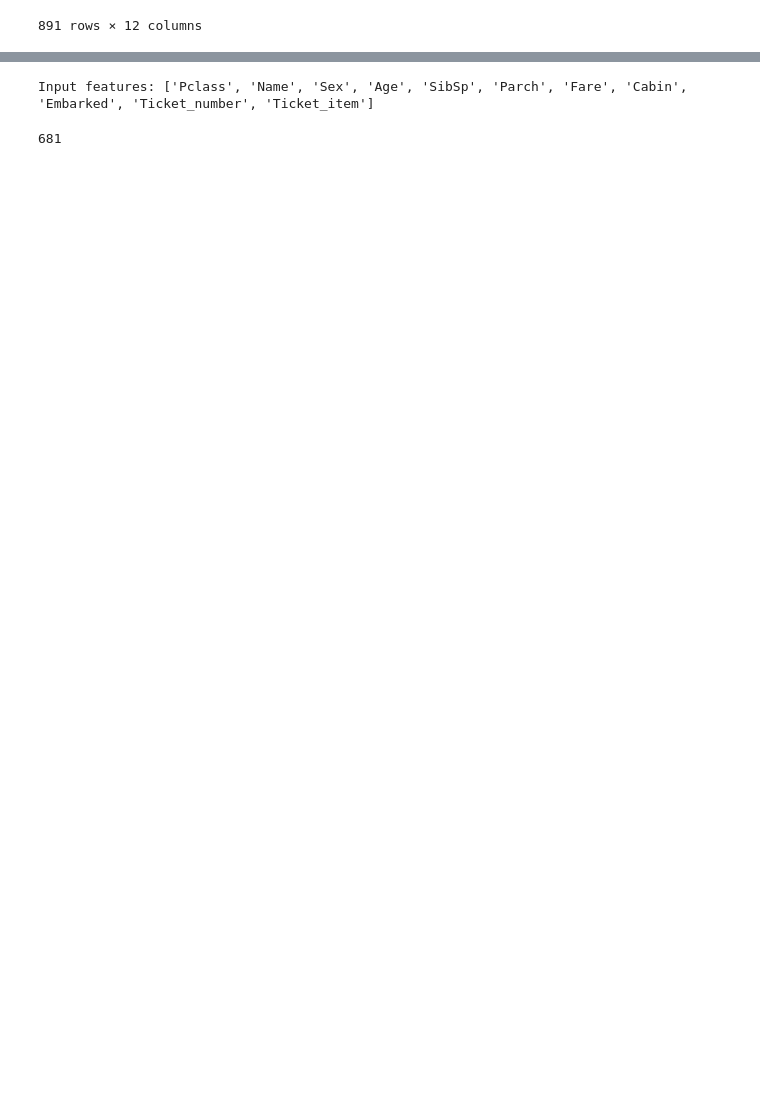
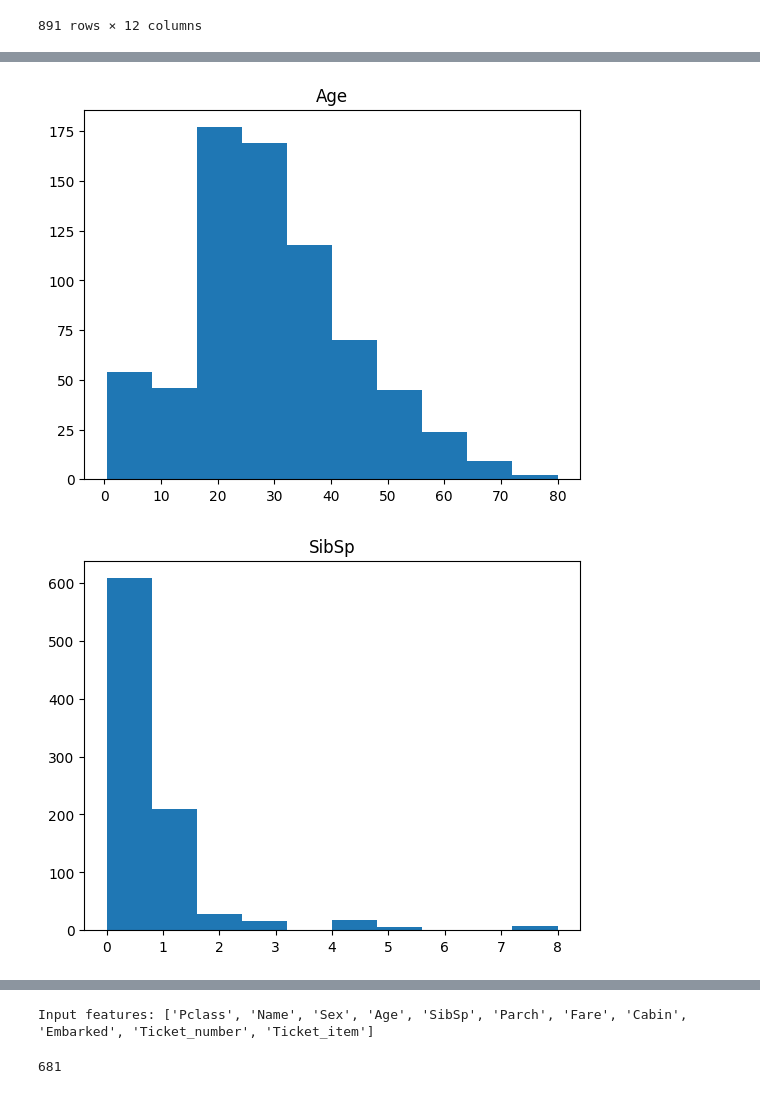
Before and after one commit to hakankorpe/2024, a Jupyter notebook: titanic/kaggle-l-titanic-l-kaggle-version.ipynb, the cells around one changed output, grey strips where cells are left out. Drawn from its saved outputs; the diff is of its cells as text; code cells hidden in the pictures; blank space fills up the shorter version.

Commit message:
Day22 - # Kaggle Competition l - Titanic Dataset - Data Exploration

```diff
--- a/titanic/kaggle-l-titanic-l-kaggle-version.ipynb
+++ b/titanic/kaggle-l-titanic-l-kaggle-version.ipynb
@@ -46,0 +86,11 @@ train_df
+# %%
+numerical_data = train_df[["Age", "SibSp", "Fare", "Parch"]]
+categorical_data = train_df[["Pclass", "Survived", "Ticket", "Sex", "Embarked", "Cabin"]]
+# %%
+for i in numerical_data.columns:
+    plt.hist(numerical_data[i])
+    plt.title(i)
+    plt.show()
+# %% [output]
+[figure, added]
+[figure, added]
```
Also changed, not shown: parts of 14 cells of this notebook, 1 other file.
